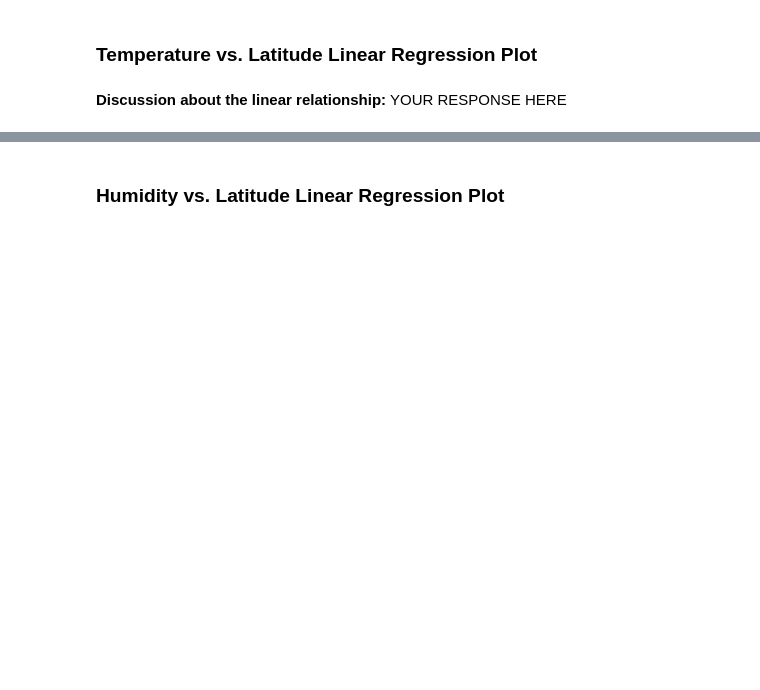
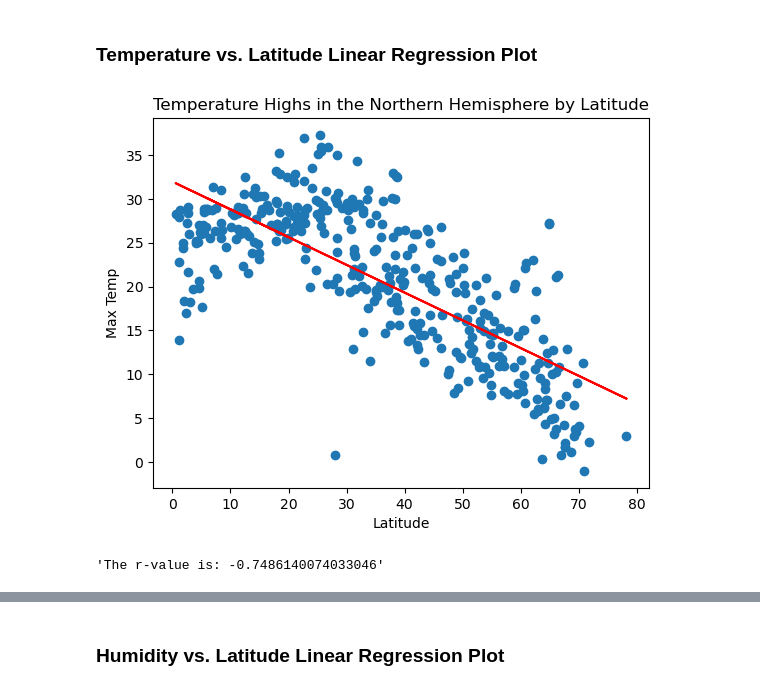
Before and after one commit to atulshi/python-api-challenge, a Jupyter notebook: WeatherPy/WeatherPy.ipynb, the cells around one changed output, grey strips where cells are left out. Drawn from its saved outputs; the diff is of its cells as text; code cells hidden in the pictures; blank space fills up the shorter version.

```diff
--- a/WeatherPy/WeatherPy.ipynb
+++ b/WeatherPy/WeatherPy.ipynb
@@ -272,6 +269,18 @@ plt.show()
+# %%
+# Define a function to create Linear Regression plots
+def linreg(x, y, title, xlabel, ylabel):
+    plt.scatter(x, y)
+    plt.title(title)
+    plt.xlabel(xlabel)
+    plt.ylabel(ylabel)
+    result = linregress(x, y)
+    plt.plot(x, result.intercept + result.slope*x, 'r')
+    plt.annotate("y = {result.slope}x + {result.intercept}", xy =(100, 100))
+    plt.show()
+    return(f"The r-value is: {result.rvalue}")
 # %%
 # Create a DataFrame with the Northern Hemisphere data (Latitude >= 0)
-# YOUR CODE HERE
+northern_df = city_data_df[city_data_df["Lat"] >= 0]
 
 # Display sample data
-northern_hemi_df.head()
+northern_df.head()
@@ -292,2 +311,6 @@ southern_hemi_df.head()
-# %% [markdown]
-**Discussion about the linear relationship:** YOUR RESPONSE HERE
+# %%
+# Linear regression on Northern Hemisphere
+linreg(northern_df["Lat"], northern_df["Max Temp"], "Temperature Highs in the Northern Hemisphere by Latitude", "Latitude", "Max Temp")
+# %% [output]
+[figure, added]
+'The r-value is: -0.7486140074033046'
```
Also changed, not shown: parts of 13 cells of this notebook.
